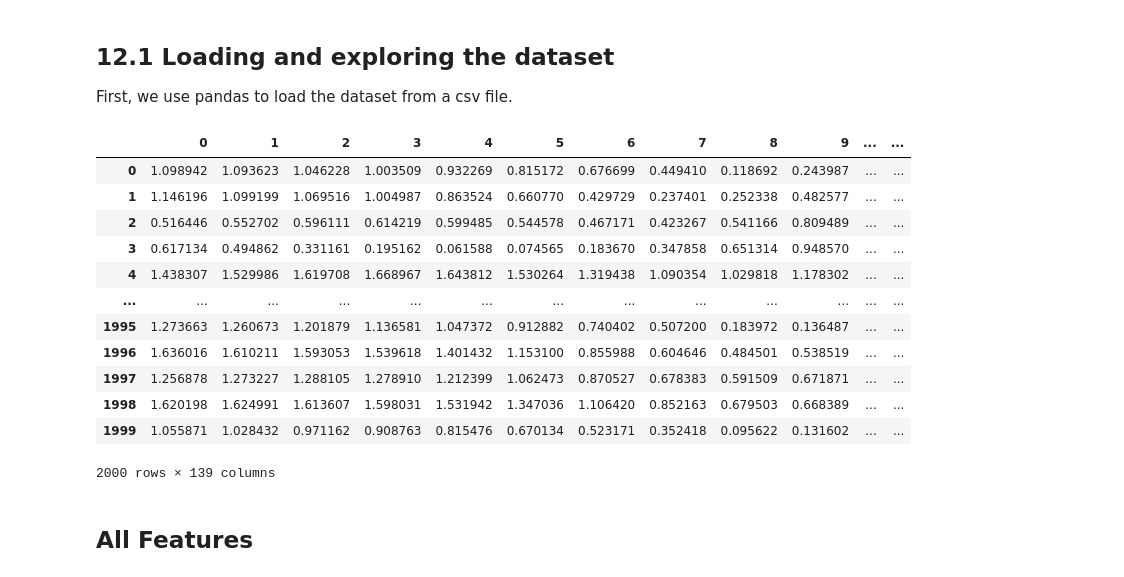
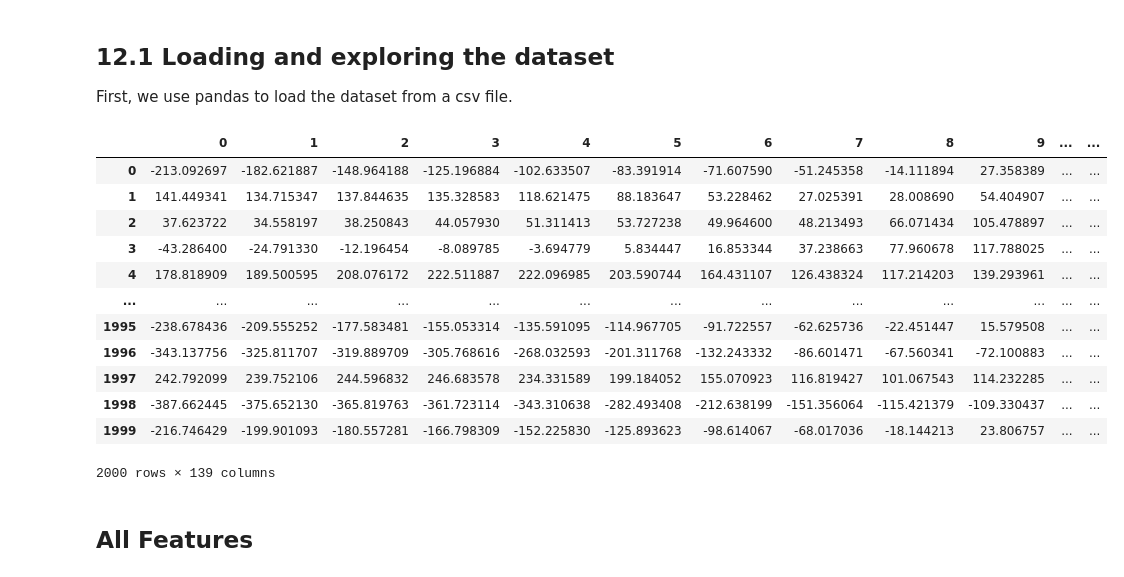
Before and after one commit to DinaZakaria/AFLW2000_HeadPose, a Jupyter notebook: 02_ML1_Train_and_Model_Testing.ipynb, the cells around one changed output. Cells and saved outputs as stored; diff of their text form; code cells hidden in the pictures.

```diff
--- a/02_ML1_Train_and_Model_Testing.ipynb
+++ b/02_ML1_Train_and_Model_Testing.ipynb
@@ -25,21 +25,21 @@ First, we use pandas to load the dataset from a csv file.
 # %%
 # use pabdas to read './titanic.csv'
 # raw_data = pd.read_csv('AFLW2000_CSV_Original.csv', sep = ',')
-raw_data = pd.read_csv('AFLW2000_CSV_nose_chin_Y.csv', sep = ',')
+raw_data = pd.read_csv('AFLW2000_CSV_nose_CG.csv', sep = ',')
 raw_data
 # %% [output]
 |  | 0 | 1 | 2 | 3 | 4 | 5 | 6 | 7 | 8 | 9 | ... | ... |
-| 0 | 1.098942 | 1.093623 | 1.046228 | 1.003509 | 0.932269 | 0.815172 | 0.676699 | 0.449410 | 0.118692 | 0.243987 | ... | ... |
-| 1 | 1.146196 | 1.099199 | 1.069516 | 1.004987 | 0.863524 | 0.660770 | 0.429729 | 0.237401 | 0.252338 | 0.482577 | ... | ... |
-| 2 | 0.516446 | 0.552702 | 0.596111 | 0.614219 | 0.599485 | 0.544578 | 0.467171 | 0.423267 | 0.541166 | 0.809489 | ... | ... |
-| 3 | 0.617134 | 0.494862 | 0.331161 | 0.195162 | 0.061588 | 0.074565 | 0.183670 | 0.347858 | 0.651314 | 0.948570 | ... | ... |
-| 4 | 1.438307 | 1.529986 | 1.619708 | 1.668967 | 1.643812 | 1.530264 | 1.319438 | 1.090354 | 1.029818 | 1.178302 | ... | ... |
+| 0 | -213.092697 | -182.621887 | -148.964188 | -125.196884 | -102.633507 | -83.391914 | -71.607590 | -51.245358 | -14.111894 | 27.358389 | ... | ... |
+| 1 | 141.449341 | 134.715347 | 137.844635 | 135.328583 | 118.621475 | 88.183647 | 53.228462 | 27.025391 | 28.008690 | 54.404907 | ... | ... |
+| 2 | 37.623722 | 34.558197 | 38.250843 | 44.057930 | 51.311413 | 53.727238 | 49.964600 | 48.213493 | 66.071434 | 105.478897 | ... | ... |
+| 3 | -43.286400 | -24.791330 | -12.196454 | -8.089785 | -3.694779 | 5.834447 | 16.853344 | 37.238663 | 77.960678 | 117.788025 | ... | ... |
+| 4 | 178.818909 | 189.500595 | 208.076172 | 222.511887 | 222.096985 | 203.590744 | 164.431107 | 126.438324 | 117.214203 | 139.293961 | ... | ... |
 | ... | ... | ... | ... | ... | ... | ... | ... | ... | ... | ... | ... | ... |
-| 1995 | 1.273663 | 1.260673 | 1.201879 | 1.136581 | 1.047372 | 0.912882 | 0.740402 | 0.507200 | 0.183972 | 0.136487 | ... | ... |
-| 1996 | 1.636016 | 1.610211 | 1.593053 | 1.539618 | 1.401432 | 1.153100 | 0.855988 | 0.604646 | 0.484501 | 0.538519 | ... | ... |
-| 1997 | 1.256878 | 1.273227 | 1.288105 | 1.278910 | 1.212399 | 1.062473 | 0.870527 | 0.678383 | 0.591509 | 0.671871 | ... | ... |
-| 1998 | 1.620198 | 1.624991 | 1.613607 | 1.598031 | 1.531942 | 1.347036 | 1.106420 | 0.852163 | 0.679503 | 0.668389 | ... | ... |
-| 1999 | 1.055871 | 1.028432 | 0.971162 | 0.908763 | 0.815476 | 0.670134 | 0.523171 | 0.352418 | 0.095622 | 0.131602 | ... | ... |
+| 1995 | -238.678436 | -209.555252 | -177.583481 | -155.053314 | -135.591095 | -114.967705 | -91.722557 | -62.625736 | -22.451447 | 15.579508 | ... | ... |
+| 1996 | -343.137756 | -325.811707 | -319.889709 | -305.768616 | -268.032593 | -201.311768 | -132.243332 | -86.601471 | -67.560341 | -72.100883 | ... | ... |
+| 1997 | 242.792099 | 239.752106 | 244.596832 | 246.683578 | 234.331589 | 199.184052 | 155.070923 | 116.819427 | 101.067543 | 114.232285 | ... | ... |
+| 1998 | -387.662445 | -375.652130 | -365.819763 | -361.723114 | -343.310638 | -282.493408 | -212.638199 | -151.356064 | -115.421379 | -109.330437 | ... | ... |
+| 1999 | -216.746429 | -199.901093 | -180.557281 | -166.798309 | -152.225830 | -125.893623 | -98.614067 | -68.017036 | -18.144213 | 23.806757 | ... | ... |
 2000 rows × 139 columns
 # %% [markdown]
 ## All Features
```
Also changed, not shown: parts of 17 cells of this notebook, 1 other file.
